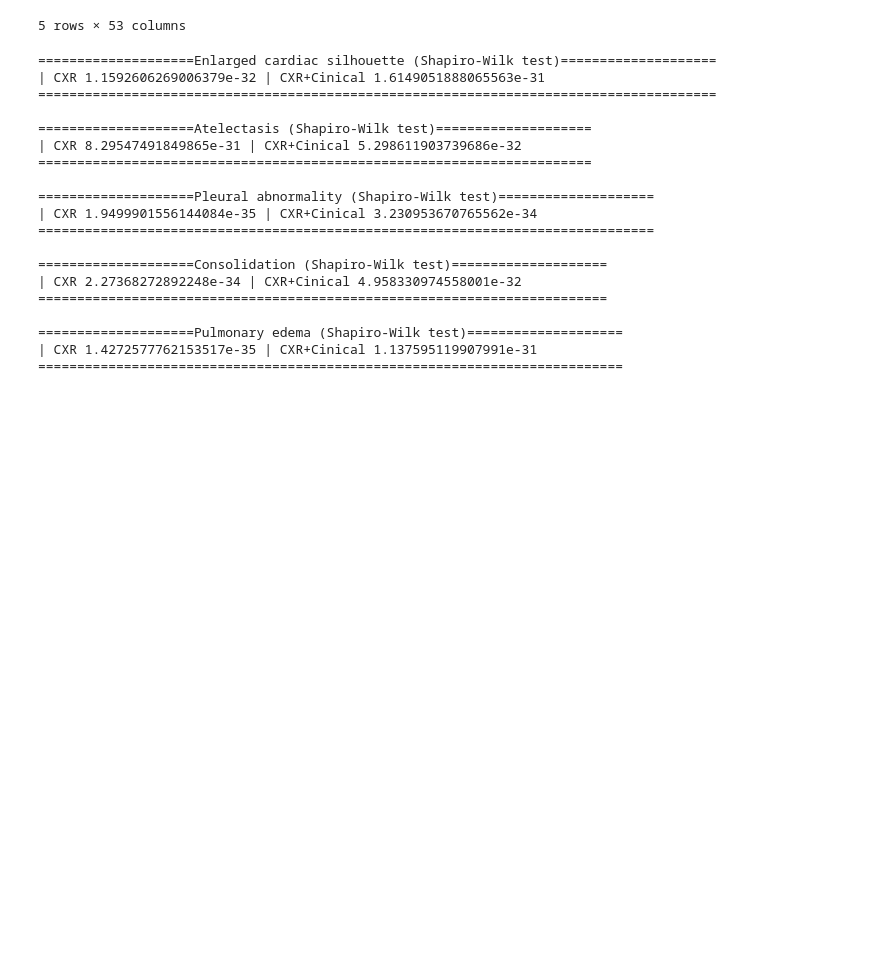
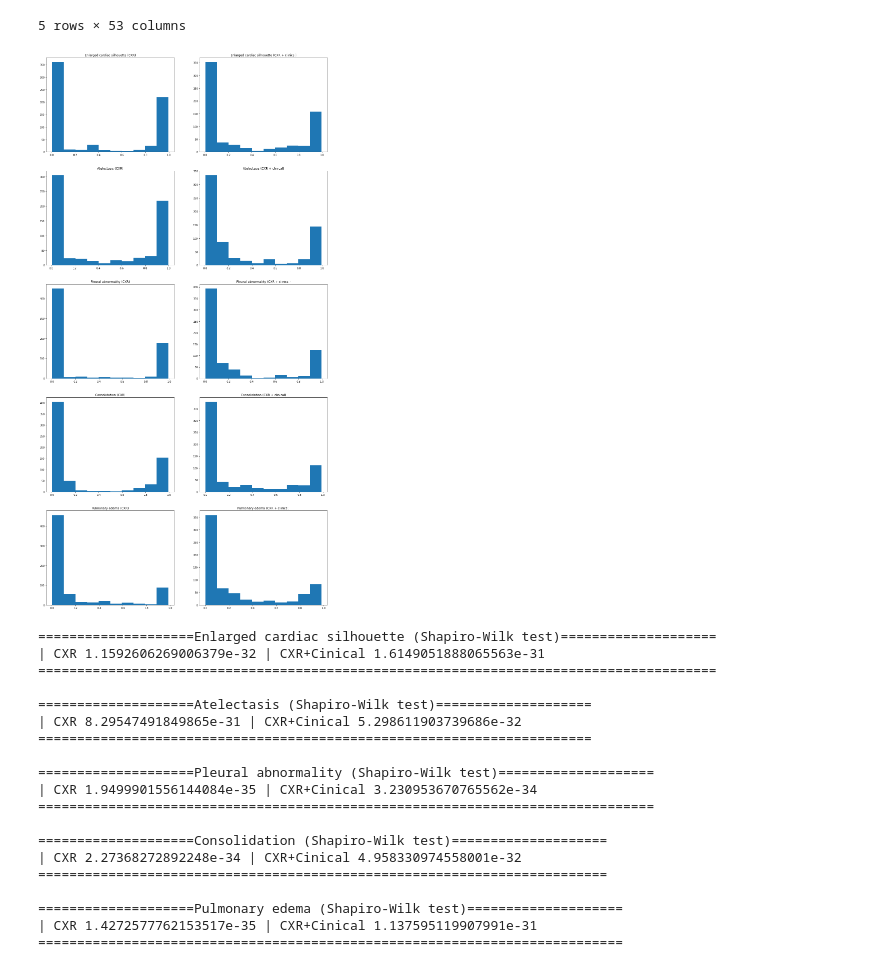
Before and after one commit to ChihchengHsieh/Multimodal-Medical-Diagnosis-System, a Jupyter notebook: paired_t_test.ipynb, the cells around one changed output. Cells and saved outputs as stored; diff of their text form; code cells hidden in the pictures; blank space fills up the shorter version.

```diff
--- a/paired_t_test.ipynb
+++ b/paired_t_test.ipynb
@@ -55 +57,11 @@ combined_df.head(5)
+# %%
+fig, subplots = plt.subplots(len(reflacx_dataset.labels_cols), 2, figsize=(20, 40))
+
+for idx, d in enumerate(reflacx_dataset.labels_cols):
+    subplots[idx, 0].set_title(f"{d} (CXR)")
+    subplots[idx, 0].hist(combined_df[f'{cxr_affix}_pred_{d}'])
+    subplots[idx, 1].set_title(f"{d} (CXR + clinical)")
+    subplots[idx, 1].hist(combined_df[f'{cxr_clinical_affix}_pred_{d}'])
+# %% [output]
+[figure, added]
 # %%
```
Also changed, not shown: parts of 4 cells of this notebook.
